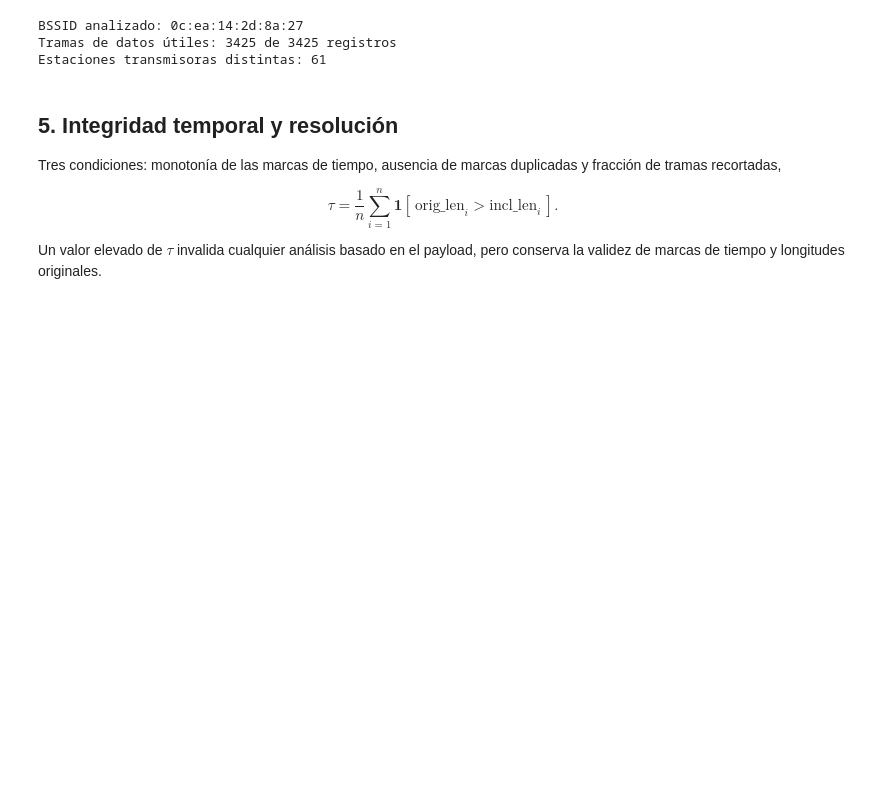
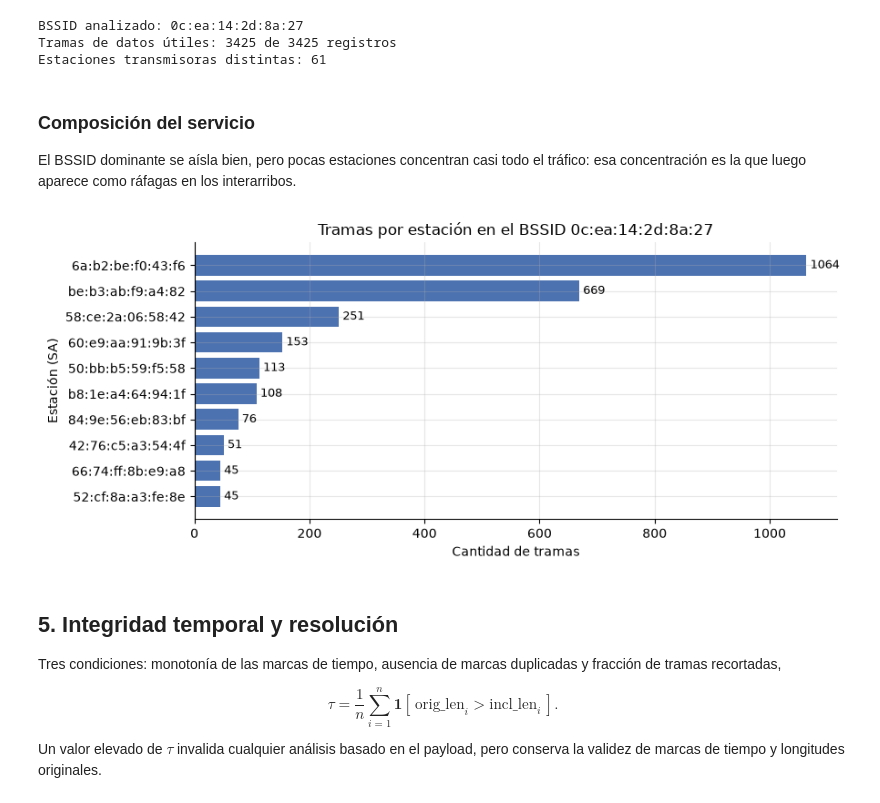
Before and after one commit to Damianpiazz/Simulacion-TFI, a Jupyter notebook: analisis_viabilidad_captura.ipynb, the cells around one changed output. Saved outputs shown, nothing was run; the diff lists cells and outputs as text; code cells hidden in the pictures; blank space fills up the shorter version.

```diff
--- a/analisis_viabilidad_captura.ipynb
+++ b/analisis_viabilidad_captura.ipynb
@@ -249,6 +249,24 @@ print(f"Estaciones transmisoras distintas: {selected['sa'].nunique()}")
 BSSID analizado: 0c:ea:14:2d:8a:27
 Tramas de datos útiles: 3425 de 3425 registros
 Estaciones transmisoras distintas: 61
+# %% [markdown]
+### Composición del servicio
+
+El BSSID dominante se aísla bien, pero pocas estaciones concentran casi todo el tráfico: esa concentración es la que luego aparece como ráfagas en los interarribos.
+# %%
+top_stations = selected["sa"].value_counts().head(10).iloc[::-1]
+
+fig, ax = plt.subplots(figsize=(9, 4))
+bars = ax.barh(top_stations.index, top_stations.to_numpy(), color="#4C72B0")
+ax.bar_label(bars, fmt="%d", padding=3, fontsize=9)
+ax.set_title(f"Tramas por estación en el BSSID {target_bssid}")
+ax.set_xlabel("Cantidad de tramas")
+ax.set_ylabel("Estación (SA)")
+ax.spines[["top", "right"]].set_visible(False)
+plt.tight_layout()
+plt.show()
+# %% [output]
+[figure, added]
 # %% [markdown]
 ## 5. Integridad temporal y resolución
 
```
Also changed, not shown: parts of 16 cells of this notebook, 1 other file.
